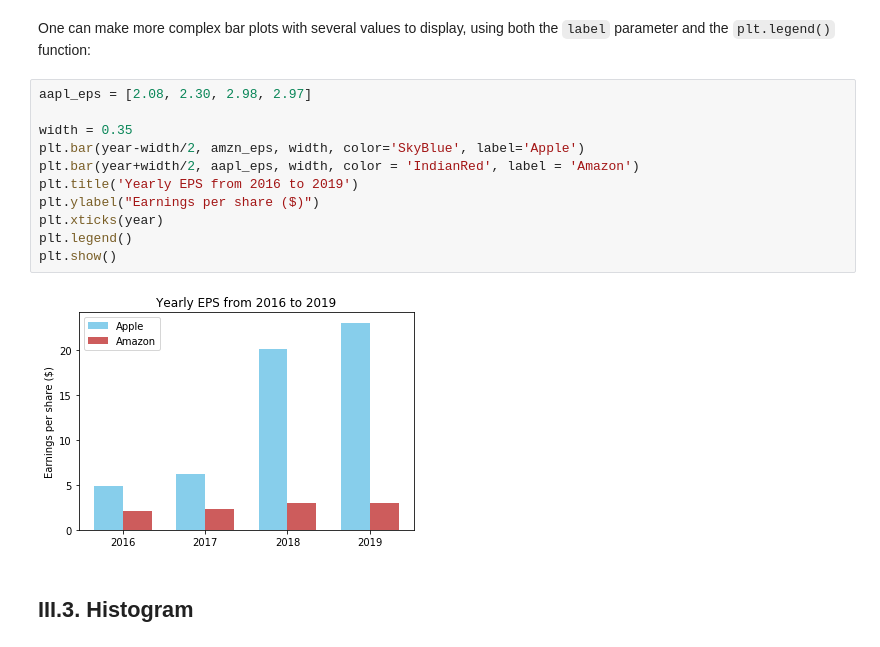
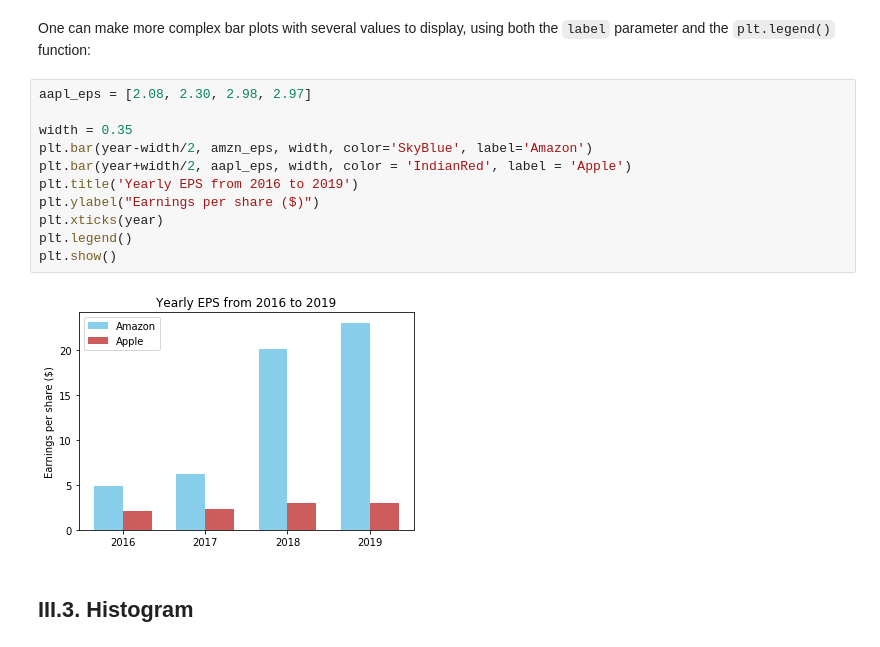
Before and after one commit to vincent-vdb/Edhec_2020_ML_Intro, a Jupyter notebook: 02_Scientific_Computing/02_Data-Visualization.ipynb, the cells around one changed output. Cells and saved outputs as stored; diff of their text form.

```diff
--- a/02_Scientific_Computing/02_Data-Visualization.ipynb
+++ b/02_Scientific_Computing/02_Data-Visualization.ipynb
@@ -268,16 +268,16 @@ One can make more complex bar plots with several values to display, using both t
 # %%
 aapl_eps = [2.08, 2.30, 2.98, 2.97]
 
 width = 0.35
-plt.bar(year-width/2, amzn_eps, width, color='SkyBlue', label='Apple')
-plt.bar(year+width/2, aapl_eps, width, color = 'IndianRed', label = 'Amazon')
+plt.bar(year-width/2, amzn_eps, width, color='SkyBlue', label='Amazon')
+plt.bar(year+width/2, aapl_eps, width, color = 'IndianRed', label = 'Apple')
 plt.title('Yearly EPS from 2016 to 2019')
 plt.ylabel("Earnings per share ($)")
 plt.xticks(year)
 plt.legend()
 plt.show()
 # %% [output]
-[figure, old version]
+[figure, new version]
 # %% [markdown]
 ## III.3. Histogram
 # %% [markdown]
```
Also changed, not shown: parts of 5 cells of this notebook, 1 other file.
